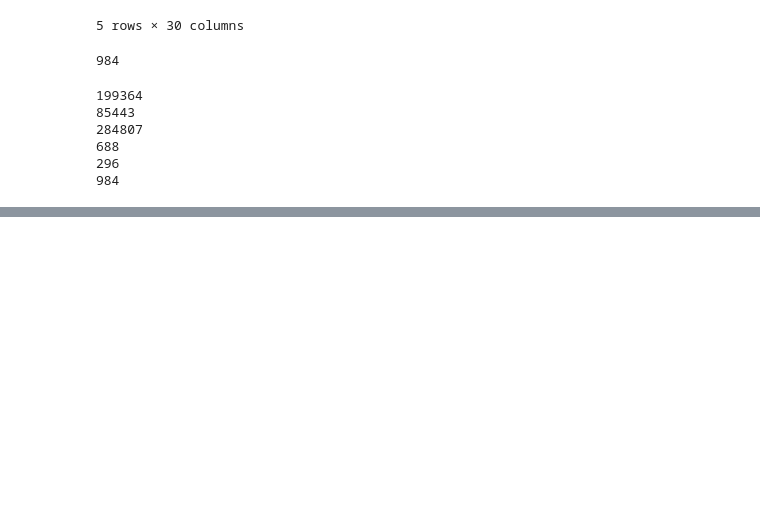
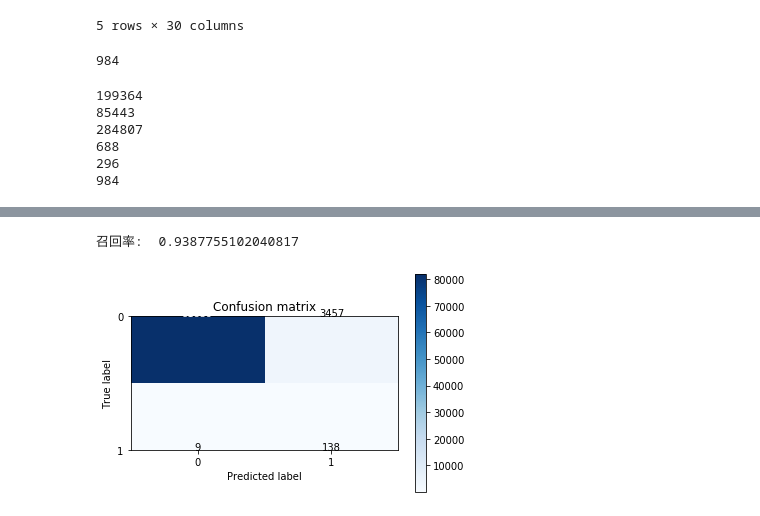
Before and after one commit to IamZY/DataAnalysis, a Jupyter notebook: pandas/DataMining/信用卡检测任务.ipynb, the cells around one changed output, grey strips where cells are left out. Cells and saved outputs as stored; diff of their text form; code cells hidden in the pictures; blank space fills up the shorter version.

```diff
--- a/pandas/DataMining/信用卡检测任务.ipynb
+++ b/pandas/DataMining/信用卡检测任务.ipynb
@@ -193,0 +241,21 @@ Iteration  5 : 召回率 =  0.9242424242424242
+# %%
+lr = LogisticRegression(C = best_c, penalty = 'l1')
+lr.fit(X_train_undersample,y_train_undersample.values.ravel())
+y_pred = lr.predict(X_test.values)
+
+# 计算所需值
+cnf_matrix = confusion_matrix(y_test,y_pred)
+np.set_printoptions(precision=2)
+
+print("召回率: ", cnf_matrix[1,1]/(cnf_matrix[1,0]+cnf_matrix[1,1]))
+
+# 绘制
+class_names = [0,1]
+plt.figure()
+plot_confusion_matrix(cnf_matrix
+                      , classes=class_names
+                      , title='Confusion matrix')
+plt.show()
+# %% [output]
+召回率:  0.9387755102040817
+[figure, added]
```
Also changed, not shown: parts of 12 cells of this notebook, 6 other files.
